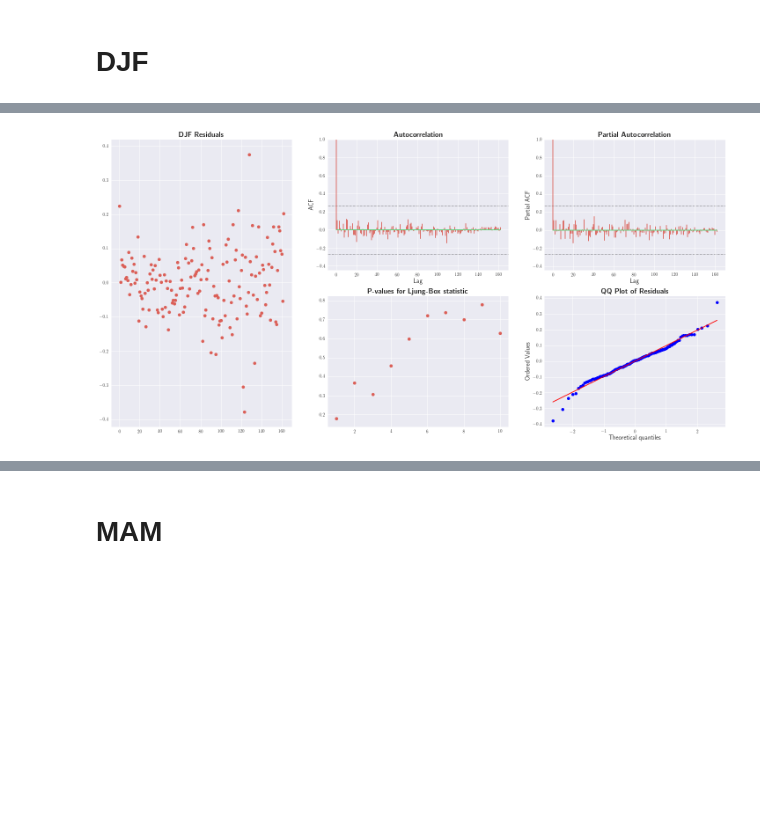
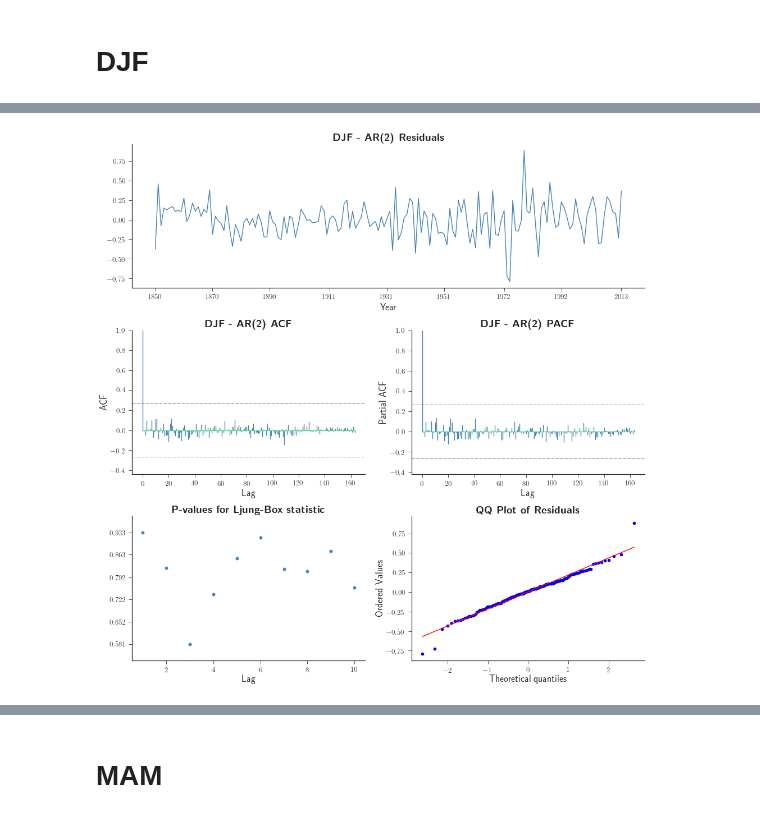
Before and after one commit to hfloresr/ArcticSea, a Jupyter notebook: notebooks/seaice_splines.ipynb, the cells around one changed output, grey strips where cells are left out. Cells and saved outputs as stored; diff of their text form; code cells hidden in the pictures; blank space fills up the shorter version.

```diff
--- a/notebooks/seaice_splines.ipynb
+++ b/notebooks/seaice_splines.ipynb
@@ -510,8 +477,8 @@ def plot_acf(data, nlags, alpha=0.05, ax=None, title='Autocorrelation'):
 # %%
-def plot_pacf(data, nlags, alpha=0.05, ax=None, title='Partial Autocorrelation'):
+def plot_pacf(data, nlags, col, alpha=0.05, ax=None, title='Partial Autocorrelation'):
     method = 'ywm'
     pacf_x, _ = tsa.pacf(data, nlags=nlags, alpha=alpha, method=method)
-    return plot_corr(pacf_x, nlags=nlags, ax=ax, title=title)
+    return plot_corr(pacf_x, nlags=nlags, col=col, ax=ax, title=title)
 # %%
 %%javascript
 IPython.OutputArea.prototype._should_scroll = function(lines) {
@@ -954,25 +1032,21 @@ cos1_djf = np.array([np.cos(2*np.pi*1 * (t/nyrs)) for t in np.arange(nyrs)])
 sin2_djf = np.array([np.sin(2*np.pi*2 * (t/nyrs)) for t in np.arange(nyrs)])
 cos2_djf = np.array([np.cos(2*np.pi*2 * (t/nyrs)) for t in np.arange(nyrs)])
 
-sin4_djf = np.array([np.sin(2*np.pi*4 * (t/nyrs)) for t in np.arange(nyrs)])
-cos4_djf = np.array([np.cos(2*np.pi*4 * (t/nyrs)) for t in np.arange(nyrs)])
-
 sin8_djf = np.array([np.sin(2*np.pi*8 * (t/nyrs)) for t in np.arange(nyrs)])
 cos8_djf = np.array([np.cos(2*np.pi*8 * (t/nyrs)) for t in np.arange(nyrs)])
 
-sin9_djf = np.array([np.sin(2*np.pi*9 * (t/nyrs)) for t in np.arange(nyrs)])
-cos9_djf = np.array([np.cos(2*np.pi*9 * (t/nyrs)) for t in np.arange(nyrs)])
-
 sin11_djf = np.array([np.sin(2*np.pi*11 * (t/nyrs)) for t in np.arange(nyrs)])
 cos11_djf = np.array([np.cos(2*np.pi*11 * (t/nyrs)) for t in np.arange(nyrs)])
+
+sin12_djf = np.array([np.sin(2*np.pi*12 * (t/nyrs)) for t in np.arange(nyrs)])
+cos12_djf = np.array([np.cos(2*np.pi*12 * (t/nyrs)) for t in np.arange(nyrs)])
 # %%
 fit_djf = smf.glm(
     'y_djf ~ sin1_djf + cos1_djf +\
     sin2_djf + cos2_djf +\
-    sin4_djf + cos4_djf +\
     sin8_djf + cos8_djf +\
-    sin9_djf + cos9_djf +\
-    sin11_djf + cos11_djf', data=djf_df).fit()
+    sin11_djf + cos11_djf +\
+    sin12_djf + cos12_djf', data=djf_df).fit()
 fit_djf.summary()
 # %% [output]
 Generalized Linear Model Regression Results
@@ -1043,8 +1111,7 @@ plt.scatter(djf_df.year, e_djf)
 # %%
 # fitted seasonal cycle
 #+ k_hat_djf[8]*cos8_djf +\
-f_hat_djf = k_hat_djf[0] + k_hat_djf[4]*cos2_djf +\
-            k_hat_djf[5]*sin4_djf +k_hat_djf[6]*cos4_djf
+f_hat_djf = k_hat_djf[0] + k_hat_djf[4]*cos2_djf + k_hat_djf[8]*cos11_djf
 plt.plot(f_hat_djf,'k-')
 # %% [output]
 [<matplotlib.lines.Line2D at 0x...>]
@@ -1089,9 +1157,9 @@ AR.2           10.3726           +0.0000j           10.3726            0.0000
 -----------------------------------------------------------------------------
 # %%
-e_ar_djf = ts_diagnostics(fit2_djf, title='DJF')
+e_ar_djf = ts_diagnostics(fit2_djf, col=cmap['DJF'], title='DJF - AR(2)', save='djf_res')
 #e_ar_djf = ts_diagnostics(fit2_djf, title='DJF', save='djf_res')
 # %% [output]
-[figure, old version]
+[figure, new version]
 # %%
 ks_djf = scipy.stats.kstest(e_ar_djf, cdf='norm')
 ks_djf
```
Also changed, not shown: parts of 75 cells of this notebook, 19 other files.
